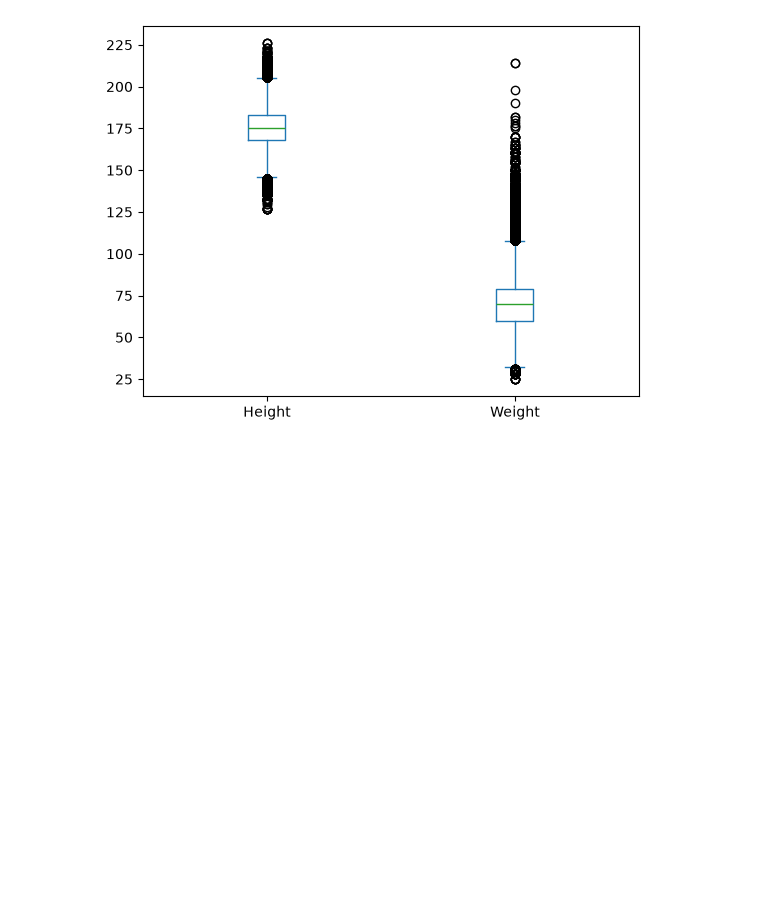
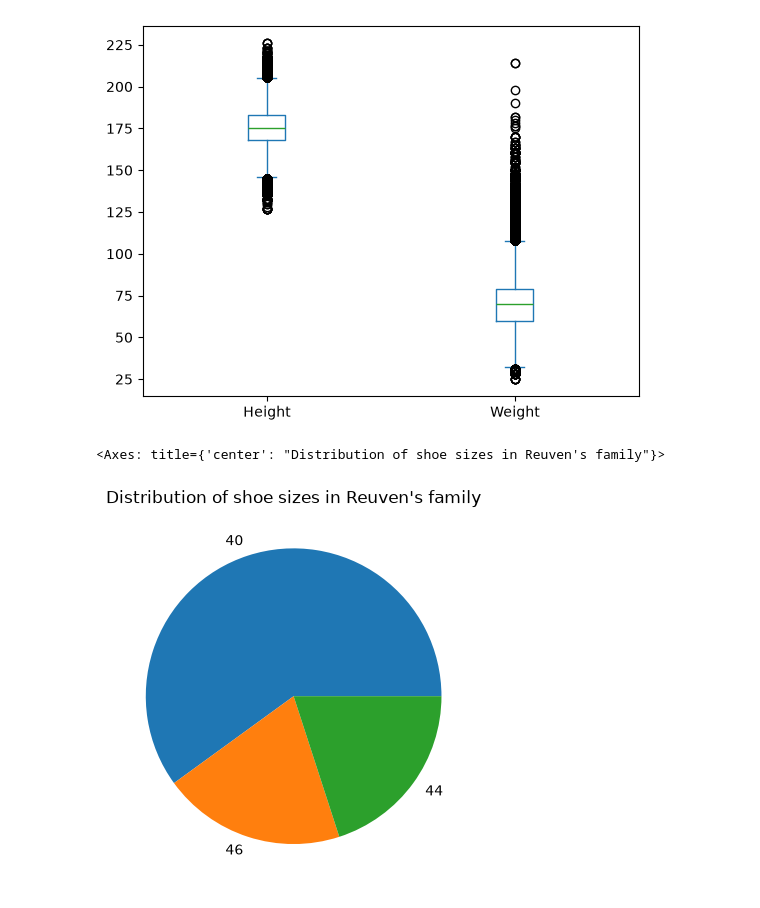
Before and after one commit to reuven/OReilly-PythonData-2026-06, a Jupyter notebook: OReilly-PythonData-2026-06-22.ipynb, the cells around one changed output. Drawn from its saved outputs; the diff is of its cells as text; code cells hidden in the pictures; blank space fills up the shorter version.

```diff
--- a/OReilly-PythonData-2026-06-22.ipynb
+++ b/OReilly-PythonData-2026-06-22.ipynb
@@ -1355,3 +1355,15 @@ olympics_df[['Height', 'Weight']].plot.box()
 # %%
 # pie charts!
 # this is useful to show the proportional distribution of a known whole.
+
+# typically, we'll use it with value_counts
+
+(
+    shoe_size_df
+    ['shoe_size']
+    .value_counts()
+    .plot.pie(title='Distribution of shoe sizes in Reuven\'s family')
+)
+# %% [output]
+<Axes: title={'center': "Distribution of shoe sizes in Reuven's family"}>
+[figure, added]
```
Also changed, not shown: parts of 1 cell of this notebook.
